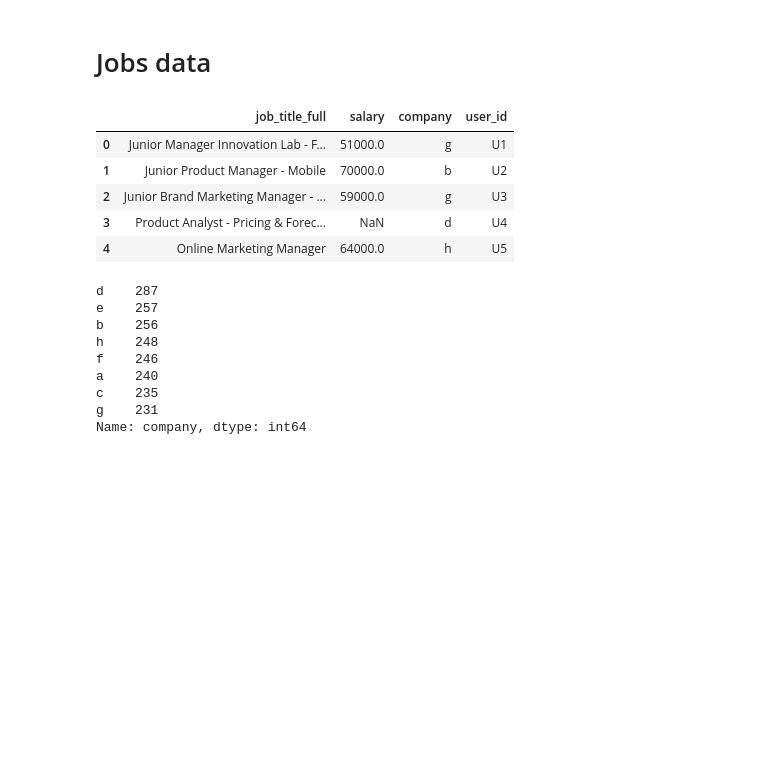
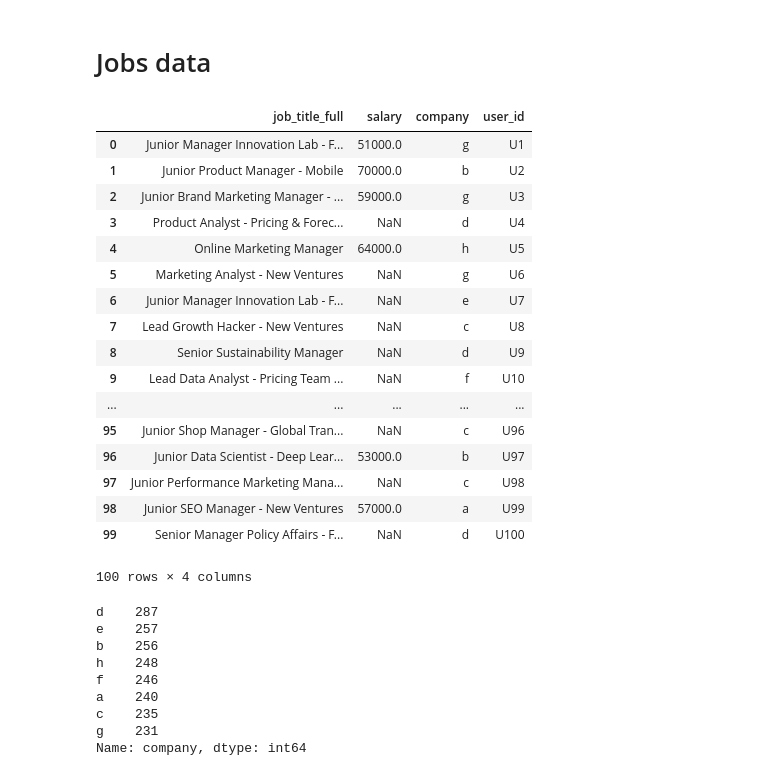
Before and after one commit to maguals/AppliedOrNotUseCase, a Jupyter notebook: exploreData/exploreData.ipynb, the cells around one changed output. Cells and saved outputs as stored; diff of their text form; code cells hidden in the pictures; blank space fills up the shorter version.

```diff
--- a/exploreData/exploreData.ipynb
+++ b/exploreData/exploreData.ipynb
@@ -80,14 +113,26 @@ Length: 62, dtype: int64
 # %% [markdown]
 # Jobs data
 # %%
-dfJobs.head()
+dfJobs.head(100)
 # %% [output]
 |  | job_title_full | salary | company | user_id |
 | 0 | Junior Manager Innovation Lab - F... | 51000.0 | g | U1 |
 | 1 | Junior Product Manager - Mobile | 70000.0 | b | U2 |
 | 2 | Junior Brand Marketing Manager - ... | 59000.0 | g | U3 |
 | 3 | Product Analyst - Pricing & Forec... | NaN | d | U4 |
 | 4 | Online Marketing Manager | 64000.0 | h | U5 |
+| 5 | Marketing Analyst - New Ventures | NaN | g | U6 |
+| 6 | Junior Manager Innovation Lab - F... | NaN | e | U7 |
+| 7 | Lead Growth Hacker - New Ventures | NaN | c | U8 |
+| 8 | Senior Sustainability Manager | NaN | d | U9 |
+| 9 | Lead Data Analyst - Pricing Team ... | NaN | f | U10 |
+| ... | ... | ... | ... | ... |
+| 95 | Junior Shop Manager - Global Tran... | NaN | c | U96 |
+| 96 | Junior Data Scientist - Deep Lear... | 53000.0 | b | U97 |
+| 97 | Junior Performance Marketing Mana... | NaN | c | U98 |
+| 98 | Junior SEO Manager - New Ventures | 57000.0 | a | U99 |
+| 99 | Senior Manager Policy Affairs - F... | NaN | d | U100 |
+100 rows × 4 columns
 # %%
 dfJobs['company'].value_counts(normalize = False,dropna = False)
 # %% [output]
```
Also changed, not shown: parts of 21 cells of this notebook, 1 other file.
